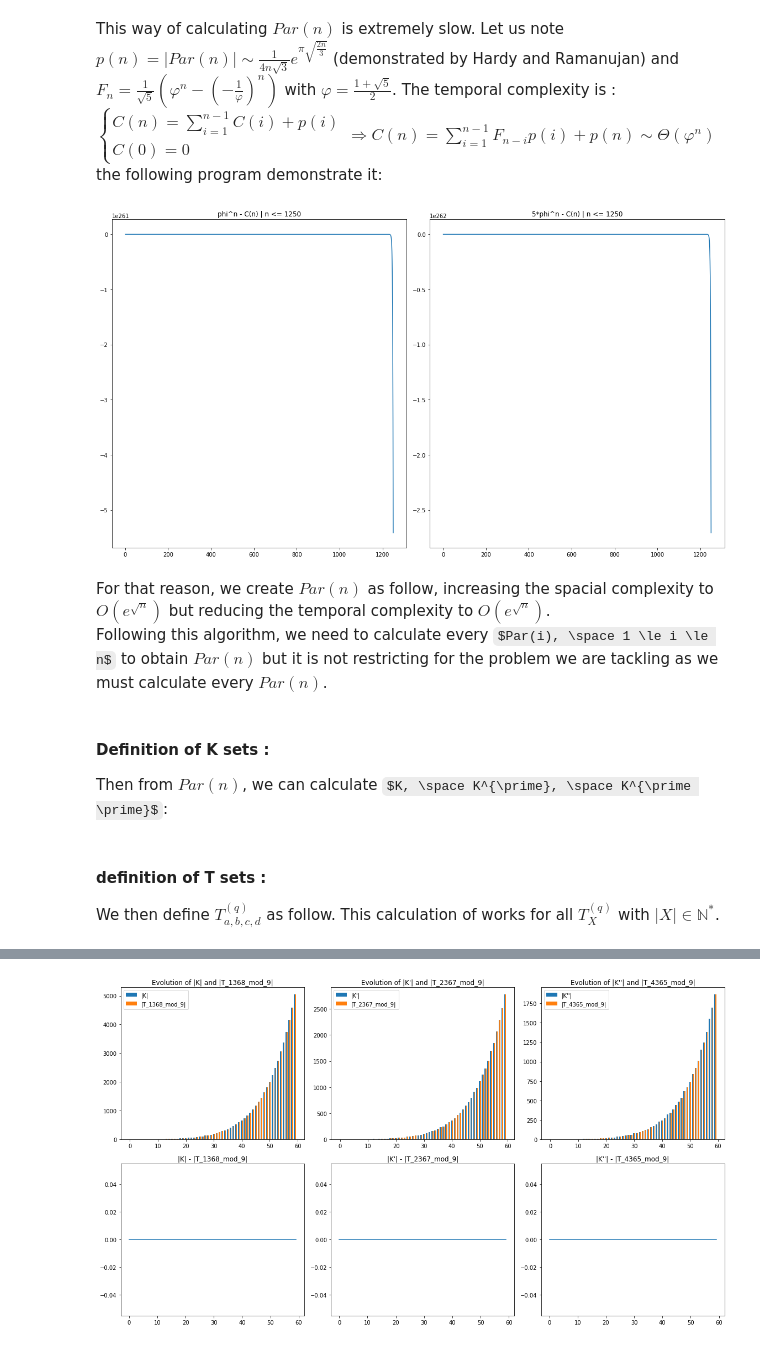
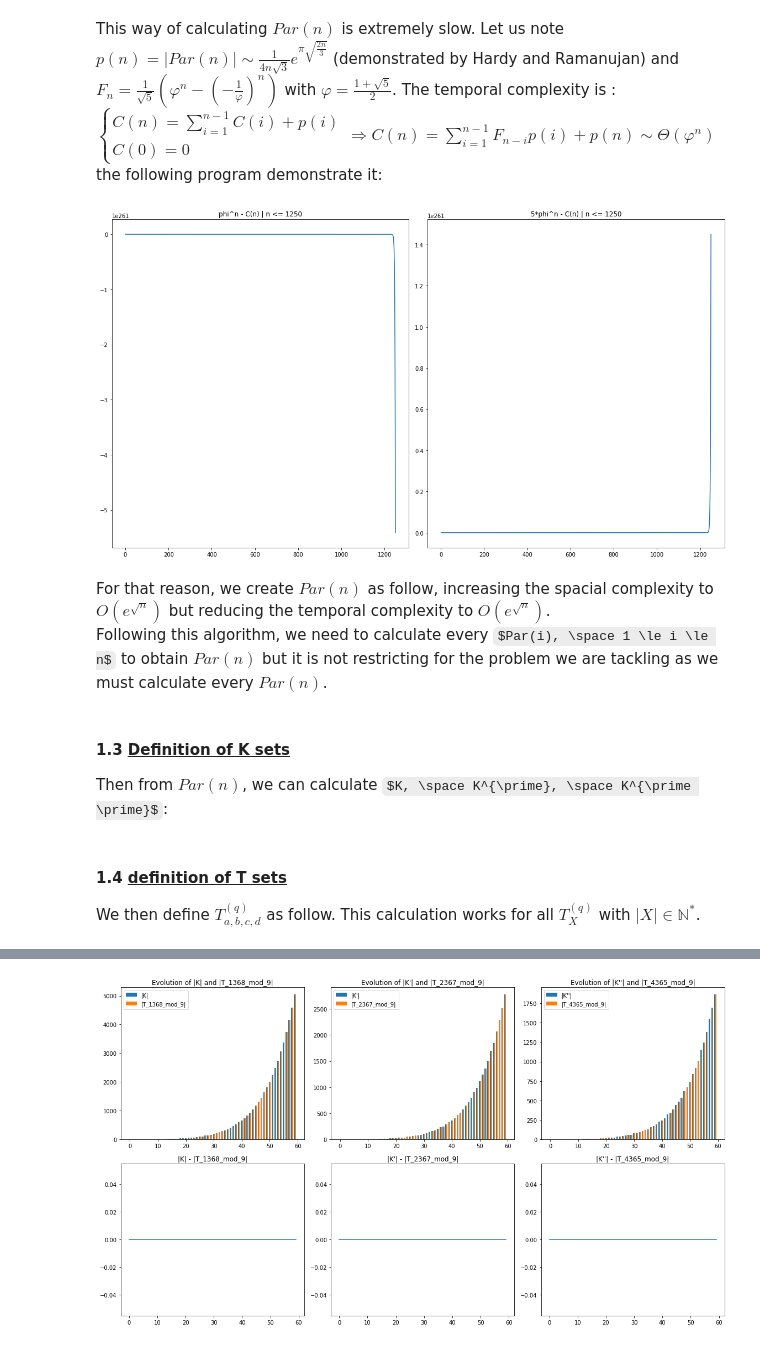
Before and after one commit to Guennec-Kilian/Topics-in-Algebra, a Jupyter notebook: Assignment1.ipynb, the cells around one changed output, grey strips where cells are left out. Saved outputs shown, nothing was run; the diff lists cells and outputs as text; code cells hidden in the pictures; some formulas as TeX source.

```diff
--- a/Assignment1.ipynb
+++ b/Assignment1.ipynb
@@ -64,37 +67,38 @@ import numpy as np
 def p(n):
     return 1/(4*n*np.sqrt(3))*np.exp(np.pi*np.sqrt(2*n/3))
 
 def phi():
     return (1+np.sqrt(5))/2
 
 def F(n):
     return 1/np.sqrt(5) * (np.power(phi(),n) - np.power(-1/phi(),n))
 
 def C(n):
     C = p(n)
     for i in range(1,n):
         C += F(n-i)*p(i)
 
     return C
 
 x = []
 diff1 = []
 diff5 = []
 
 fig, axs = plt.subplots(1,2)
 fig.set_size_inches(16,9)
 axs[0].set_title("phi^n - C(n) | n <= 1250")
 axs[1].set_title("5*phi^n - C(n) | n <= 1250")
 for i in range(1,1251):
     x.append(i)
-    unit_calc = np.power(phi(), i) - C(i)
-    diff1.append(unit_calc)
-    diff5.append(5*unit_calc)
+    phi_calc = np.power(phi(), i)
+    C_i = C(i)
+    diff1.append(phi_calc - C_i)
+    diff5.append(phi_calc*5 - C_i)
 axs[0].plot(x,diff1)
 axs[1].plot(x,diff5)
 plt.tight_layout()
 # %% [output]
-[figure, old version]
+[figure, new version]
 # %% [markdown]
 For that reason, we create $Par(n)$ as follow, increasing the spacial complexity to $O(e^{\sqrt{n}})$ but reducing the temporal complexity to $O(e^{\sqrt{n}})$. <br>
 Following this algorithm, we need to calculate every $Par(i), \space 1 \le i \le n$ to obtain $Par(n)$ but it is not restricting for the problem we are tackling as we must calculate every $Par(n)$.
@@ -112,7 +116,7 @@ def Par(n):
 
     Partitions.append(res)
 # %% [markdown]
-#### Definition of K sets :<a id='KRconjK'></a>
+#### 1.3 <u>Definition of K sets</u> <a id='KRconjK'></a>
 
 Then from $Par(n)$, we can calculate $K, \space K^{\prime}, \space K^{\prime \prime}$:
 # %%
@@ -153,9 +157,9 @@ def Kanade_Russell(par_n):
 
     return K, K_p, K_s
 # %% [markdown]
-#### definition of T sets :<a id='KRconjT'></a>
+#### 1.4 <u>definition of T sets</u> <a id='KRconjT'></a>
 
-We then define $T^{(q)}_{a,b,c,d}$ as follow. This calculation of works for all $T^{(q)}_X$ with $|X| \in ℕ^*$.
+We then define $T^{(q)}_{a,b,c,d}$ as follow. This calculation works for all $T^{(q)}_X$ with $|X| \in ℕ^*$.
 # %%
 def T(par_n, accepted, q):
     if par_n == [[0]]:
```
Also changed, not shown: parts of 12 cells of this notebook, 2 other files.
